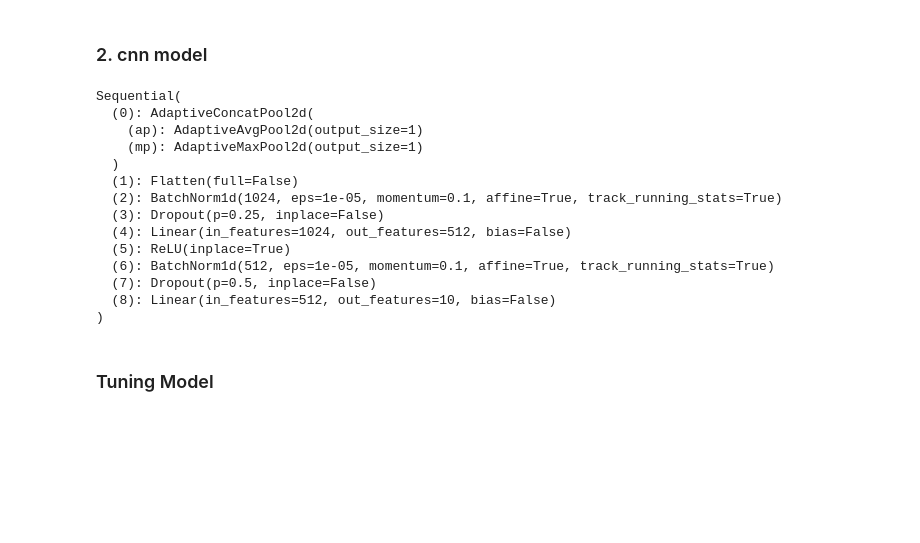
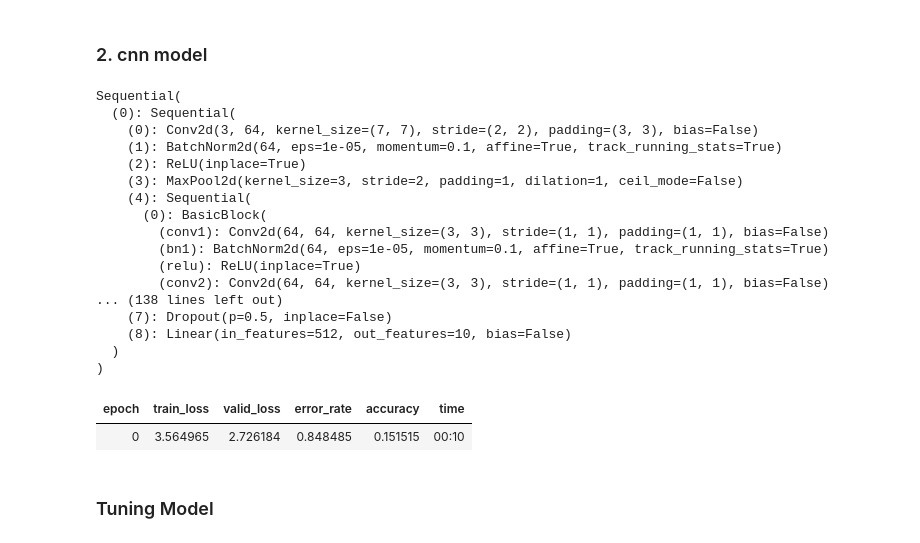
Before and after one commit to leeso1718/StockMarket_explainableAI, a Jupyter notebook: notebooks/CNN_Model.ipynb, the cells around one changed output. Cells and saved outputs as stored; diff of their text form; code cells hidden in the pictures; blank space fills up the shorter version.

```diff
--- a/notebooks/CNN_Model.ipynb
+++ b/notebooks/CNN_Model.ipynb
@@ -45,22 +71,30 @@ data.show_batch()
 # %% [markdown]
 ### 2. cnn model
 # %%
-learner = cnn_learner(data, models.resnet34, loss_func=mae, metrics=error_rate).to_fp16()
-learner.model[1]
+learner = cnn_learner(data, models.resnet34, pretrained=True, metrics=[error_rate, accuracy]).to_fp16()
+learner.model
 # %% [output]
 Sequential(
-  (0): AdaptiveConcatPool2d(
-    (ap): AdaptiveAvgPool2d(output_size=1)
-    (mp): AdaptiveMaxPool2d(output_size=1)
+  (0): Sequential(
+    (0): Conv2d(3, 64, kernel_size=(7, 7), stride=(2, 2), padding=(3, 3), bias=False)
+    (1): BatchNorm2d(64, eps=1e-05, momentum=0.1, affine=True, track_running_stats=True)
+    (2): ReLU(inplace=True)
+    (3): MaxPool2d(kernel_size=3, stride=2, padding=1, dilation=1, ceil_mode=False)
+    (4): Sequential(
+      (0): BasicBlock(
+        (conv1): Conv2d(64, 64, kernel_size=(3, 3), stride=(1, 1), padding=(1, 1), bias=False)
+        (bn1): BatchNorm2d(64, eps=1e-05, momentum=0.1, affine=True, track_running_stats=True)
+        (relu): ReLU(inplace=True)
+        (conv2): Conv2d(64, 64, kernel_size=(3, 3), stride=(1, 1), padding=(1, 1), bias=False)
+... (138 lines left out)
+    (7): Dropout(p=0.5, inplace=False)
+    (8): Linear(in_features=512, out_features=10, bias=False)
   )
-  (1): Flatten(full=False)
-  (2): BatchNorm1d(1024, eps=1e-05, momentum=0.1, affine=True, track_running_stats=True)
-  (3): Dropout(p=0.25, inplace=False)
-  (4): Linear(in_features=1024, out_features=512, bias=False)
-  (5): ReLU(inplace=True)
-  (6): BatchNorm1d(512, eps=1e-05, momentum=0.1, affine=True, track_running_stats=True)
-  (7): Dropout(p=0.5, inplace=False)
-  (8): Linear(in_features=512, out_features=10, bias=False)
 )
+# %%
+learner.fit_one_cycle(1)
+# %% [output]
+| epoch | train_loss | valid_loss | error_rate | accuracy | time |
+| 0 | 3.564965 | 2.726184 | 0.848485 | 0.151515 | 00:10 |
 # %% [markdown]
 ### Tuning Model
```
Also changed, not shown: parts of 13 cells of this notebook, 1 other file.
